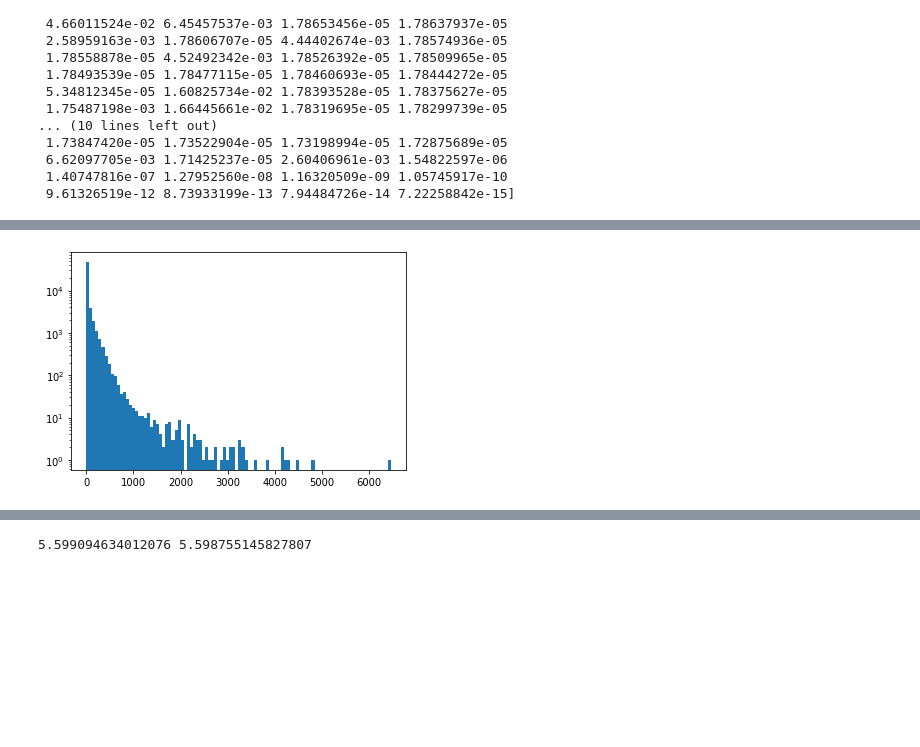
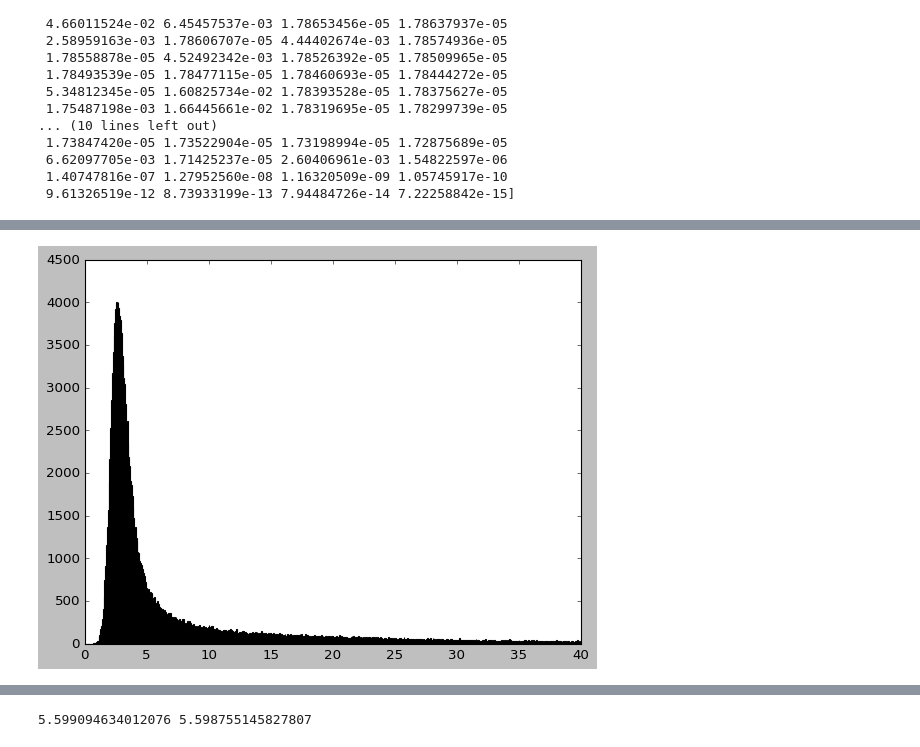
Before and after one commit to 52Hzihan/project_unTimely_light_curve, a Jupyter notebook: tune_parameter.ipynb, the cells around one changed output, grey strips where cells are left out. Drawn from its saved outputs; the diff is of its cells as text; code cells hidden in the pictures; blank space fills up the shorter version.

```diff
--- a/tune_parameter.ipynb
+++ b/tune_parameter.ipynb
@@ -171,0 +185,41 @@ print(max_cov)
+# %%
+from scipy.spatial.distance import mahalanobis
+import seaborn as sns
+from collections import Counter
+
+plt.style.use('seaborn-pastel')
+
+plt.figure(figsize=(20, 8))
+
+plt.subplot(1,2,1)
+
+plt.bar(x = range(len(Counter(Y))), height = Counter(Y).values(),color = '#1AAAC2', edgecolor='black', linewidth=0.2)
+plt.title('count of each cluster',fontsize=30,  pad=20)
+plt.xlabel('cluster',fontsize=24)
+plt.ylabel('count',fontsize=24)
+plt.tick_params(axis='both', which='major', labelsize=16,direction='in')
+
+plt.subplot(1,2,2)
+
+cov = np.cov(X,rowvar=False)
+# VI = np.linalg.inv(cov)
+VI = np.linalg.inv(max_cov)
+distances = [mahalanobis(x,max_means,VI) for x in X ]
+distances = np.array(distances)
+plt.hist(distances,bins=250,range=(0,20),color='#1AAAC2',label='all sources')
+
+distances_unvar = [mahalanobis(x,max_means,VI) for i,x in enumerate(X) if Y[i]==10]
+distances_unvar = np.array(distances_unvar)
+plt.hist(distances_unvar,bins=250,range=(0,20), color='#F7CD3B',label='sources of the largest cluster')
+
+plt.axvline(x=5.658084615251689
+, color='red', linestyle='--', linewidth=2, label='99.7% of sources')
+
+plt.title('distribution of mahalanobis distance',fontsize=30, pad=20)
+plt.xlabel('distance',fontsize=24)
+plt.ylabel('count',fontsize=24)
+plt.tick_params(axis='both', which='major', labelsize=16,direction='in')
+plt.legend(fontsize=16, loc='upper right')
+
+plt.savefig('./figs/example_bin.svg', format='svg')
+plt.show()
@@ -172,15 +228,15 @@ print(max_cov)
 # %%
 from scipy.spatial.distance import mahalanobis
 
 cov = np.cov(X,rowvar=False)
 # VI = np.linalg.inv(cov)
 VI = np.linalg.inv(max_cov)
-distances = [mahalanobis(x,max_means,VI) for x in X]
+distances = [mahalanobis(x,max_means,VI) for x in X ]
 distances = np.array(distances)
-plt.hist(distances,bins=100,log=True)
+plt.hist(distances,bins=600,range=(0,40))
 plt.show()
 # %% [output]
-[figure, old version]
+[figure, new version]
 # %%
 result_lists = []
 for i in range(100):
```
Also changed, not shown: parts of 21 cells of this notebook, 17 other files.
